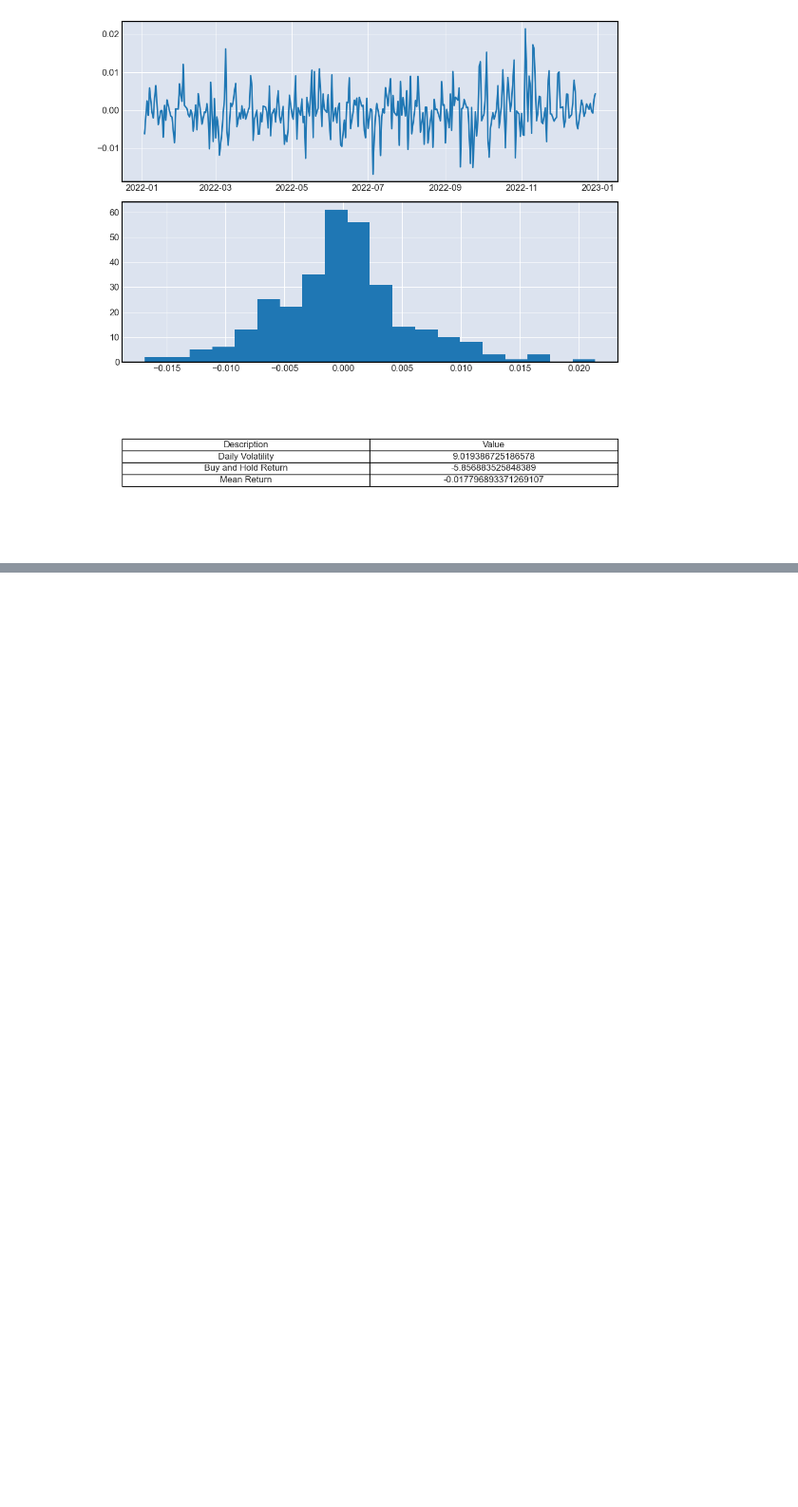
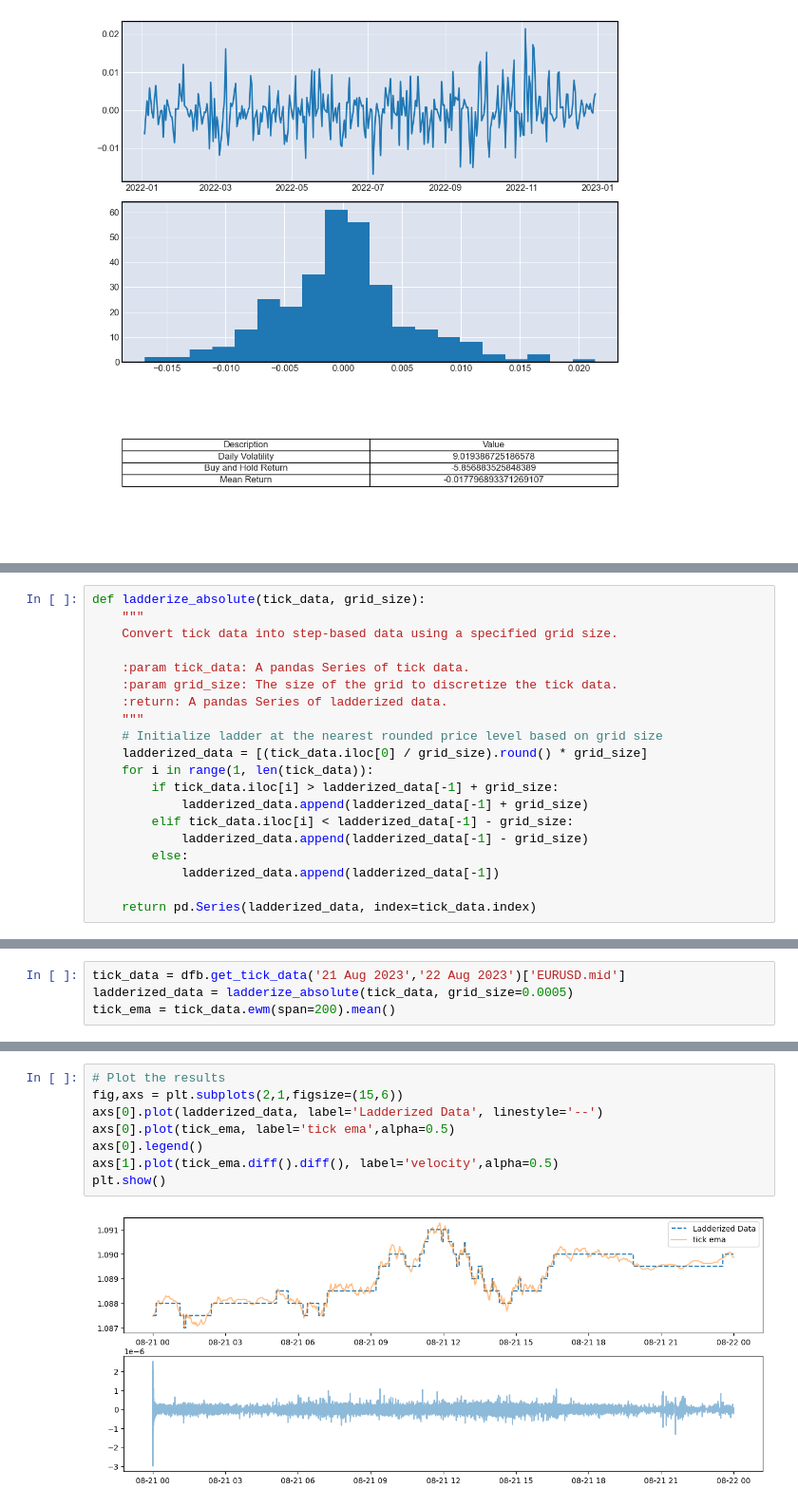
Before and after one commit to SamanvayMS/bp-Trading, a Jupyter notebook: Data_analysis.ipynb, the cells around one changed output, grey strips where cells are left out. Shown at 95% size. Cells and saved outputs as stored; diff of their text form; blank space fills up the shorter version.

```diff
--- a/Data_analysis.ipynb
+++ b/Data_analysis.ipynb
@@ -110,0 +132,20 @@ data_analysis_for_bp('Data for Practicum 2/ticks_2022.pkl')
+# %%
+def ladderize_absolute(tick_data, grid_size):
+    """
+    Convert tick data into step-based data using a specified grid size.
+
+    :param tick_data: A pandas Series of tick data.
+    :param grid_size: The size of the grid to discretize the tick data.
+    :return: A pandas Series of ladderized data.
+    """
+    # Initialize ladder at the nearest rounded price level based on grid size
+    ladderized_data = [(tick_data.iloc[0] / grid_size).round() * grid_size]
+    for i in range(1, len(tick_data)):
+        if tick_data.iloc[i] > ladderized_data[-1] + grid_size:
+            ladderized_data.append(ladderized_data[-1] + grid_size)
+        elif tick_data.iloc[i] < ladderized_data[-1] - grid_size:
+            ladderized_data.append(ladderized_data[-1] - grid_size)
+        else:
+            ladderized_data.append(ladderized_data[-1])
+
+    return pd.Series(ladderized_data, index=tick_data.index)
@@ -110,0 +186,4 @@ data_analysis_for_bp('Data for Practicum 2/ticks_2022.pkl')
+# %%
+tick_data = dfb.get_tick_data('21 Aug 2023','22 Aug 2023')['EURUSD.mid']
+ladderized_data = ladderize_absolute(tick_data, grid_size=0.0005)
+tick_ema = tick_data.ewm(span=200).mean()
@@ -110,0 +196,10 @@ data_analysis_for_bp('Data for Practicum 2/ticks_2022.pkl')
+# %%
+# Plot the results
+fig,axs = plt.subplots(2,1,figsize=(15,6))
+axs[0].plot(ladderized_data, label='Ladderized Data', linestyle='--')
+axs[0].plot(tick_ema, label='tick ema',alpha=0.5)
+axs[0].legend()
+axs[1].plot(tick_ema.diff().diff(), label='velocity',alpha=0.5)
+plt.show()
+# %% [output]
+[figure, added]
```
Also changed, not shown: parts of 6 cells of this notebook, 1 other file.
